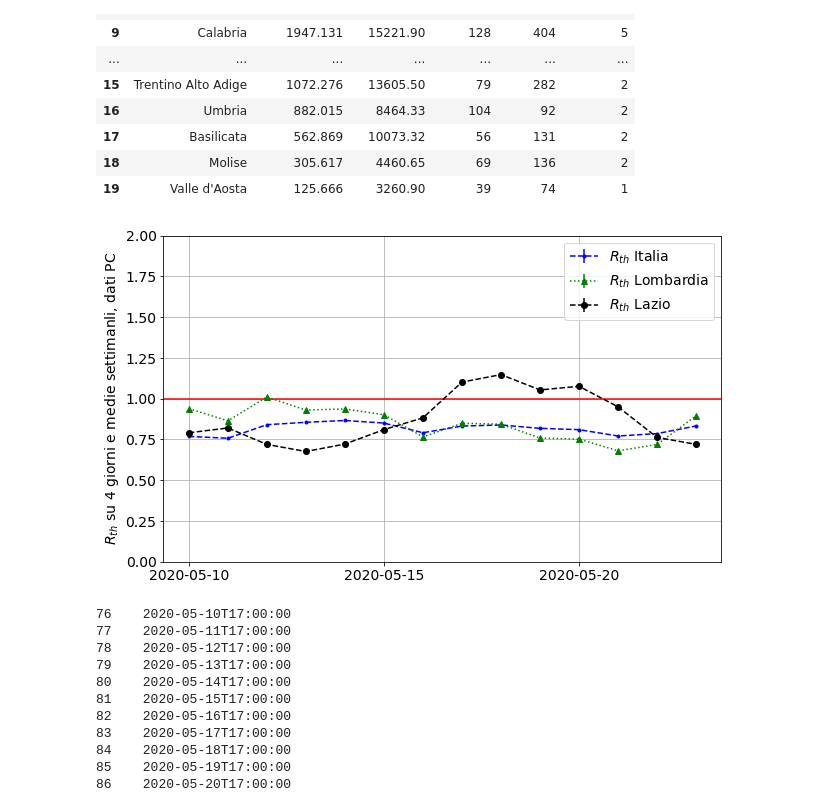
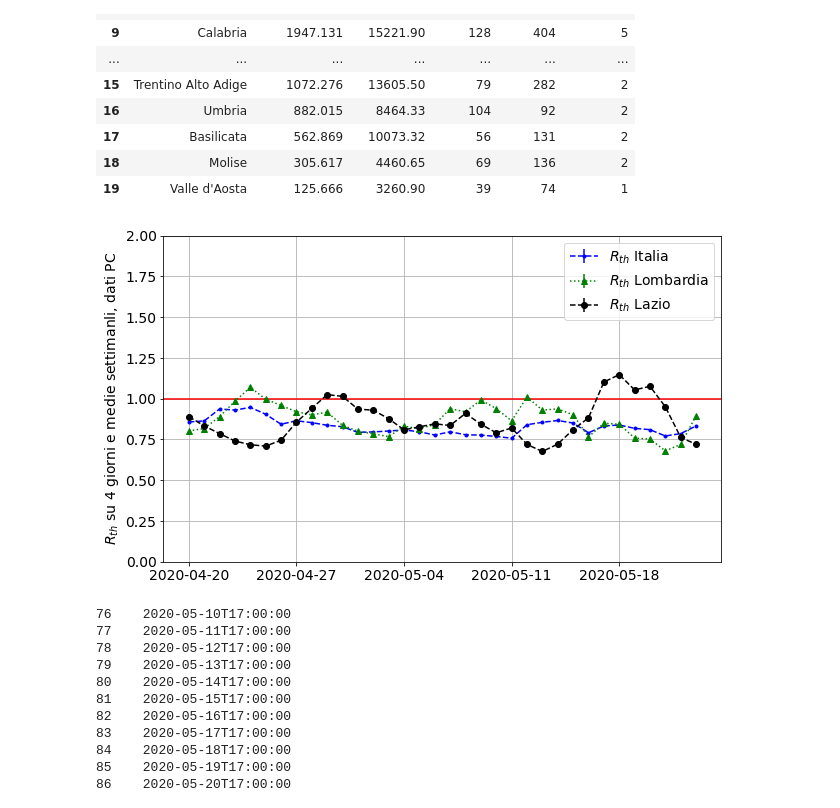
Before and after one commit to gmazzitelli/studenti, a Jupyter notebook: covid19.ipynb, the cells around one changed output. Saved outputs shown, nothing was run; the diff lists cells and outputs as text; code cells hidden in the pictures.

```diff
--- a/covid19.ipynb
+++ b/covid19.ipynb
@@ -1466,36 +1466,36 @@ def Rth(data, N=7, d=4):
   d=4
   return x[d:] , y[d:]/y[:-d]
 
 
 #fig.autofmt_xdate()
 #x.fmt_xdata = mdates.DateFormatter('%Y-%m-%d')
 
 data = df['nuovi_positivi']
 xd , y = Rth(data)
-cut = 70
+cut = 50
 x = np.array(df.iloc[cut+6:,0])
 for i in range(len(x)):
   x[i]=x[i][0:10]
 ax.errorbar(x , y[xd>cut], yerr=0, fmt='b.--', label='$R_{th}$ Italia')
 data = Lombardia['nuovi_positivi']
 xd , y = Rth(data)
 ax.errorbar(x, y[xd>cut], yerr=0, fmt='g^:', label='$R_{th}$ Lombardia')
 data = Lazio['nuovi_positivi']
 xd , y = Rth(data)
 ax.errorbar(x , y[xd>cut], yerr=0, fmt='ko--', label='$R_{th}$ Lazio')
 
 ax.axhline(1, color='red')
 #ax.set_xlabel('giorni', horizontalalignment = 'left', x=0.8)
 ax.set_ylabel(r'$R_{th}$ su 4 giorni e medie settimanli, dati PC')
-ax.xaxis.set_major_locator(MultipleLocator(5))
+ax.xaxis.set_major_locator(MultipleLocator(7))
 
 ax.set_ylim(0,2)
 
 ax.legend()
 ax.grid()
 plt.show()
 # %% [output]
-[figure, old version]
+[figure, new version]
 # %%
 df.iloc[cut+6:,0]
 # %% [output]
```
Also changed, not shown: parts of 31 cells of this notebook.
